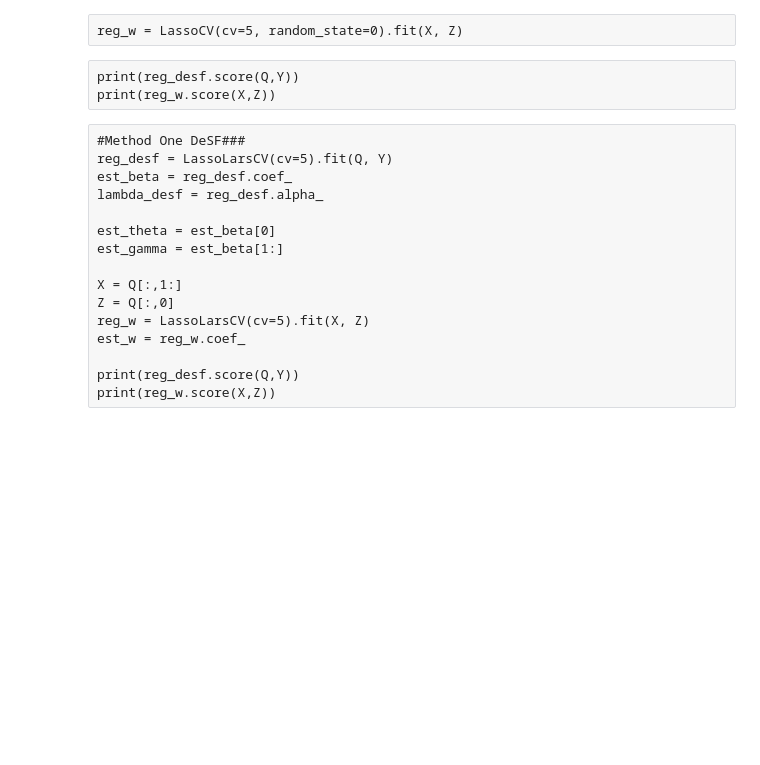
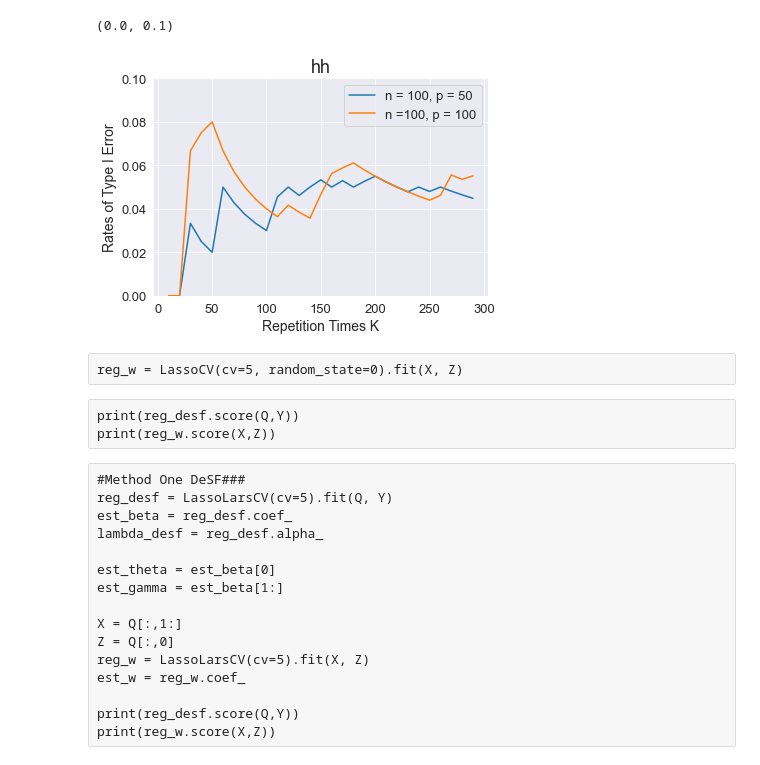
Before and after one commit to weiting1029/bachelorthesis, a Jupyter notebook: main.ipynb, the cells around one changed output. Cells and saved outputs as stored; diff of their text form; code cells hidden in the pictures; blank space fills up the shorter version.

```diff
--- a/main.ipynb
+++ b/main.ipynb
@@ -60,12 +62,15 @@ test2 = find_KK(10,0.05,can_KK)
 # %%
 plt.plot(can_KK,test,label='n = 100, p = 50')
 plt.plot(can_KK,test2, label='n =100, p = 100' )
 # plt.plot(can_KK,test3, label='n = 100, p = 150')
 plt.ylabel('Rates of Type I Error')
 plt.xlabel('Repetition Times K')
 plt.title('hh')
 plt.legend()
-plt.ylim(0,0.15)
+plt.ylim(0,0.1)
+# %% [output]
+(0.0, 0.1)
+[figure, added]
 # %%
 reg_desf = LassoCV(cv=5, random_state=0).fit(Q, Y)
 est_beta = reg_desf.coef_
```
Also changed, not shown: parts of 2 cells of this notebook, 1 other file.
